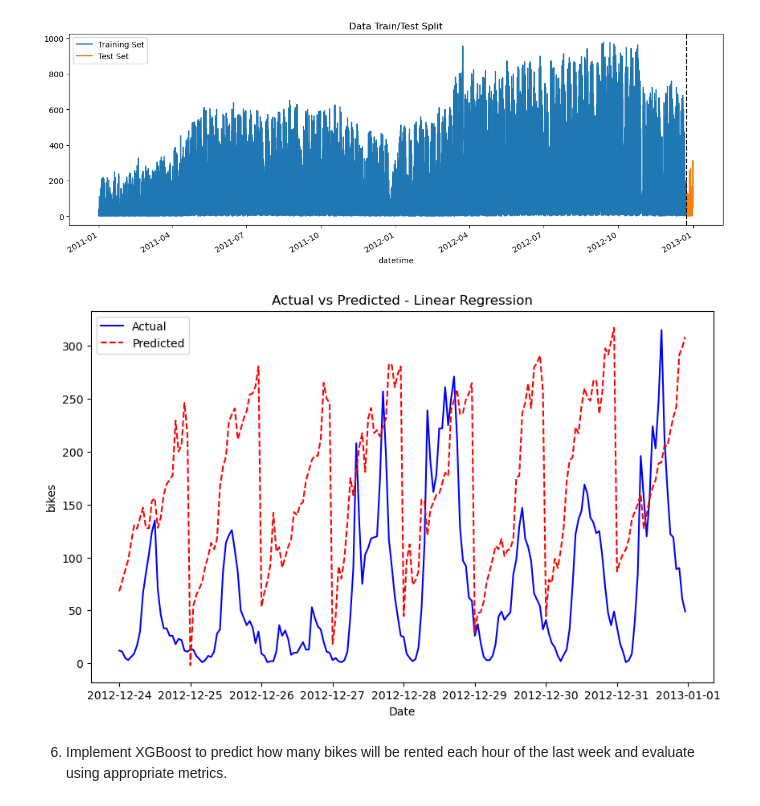
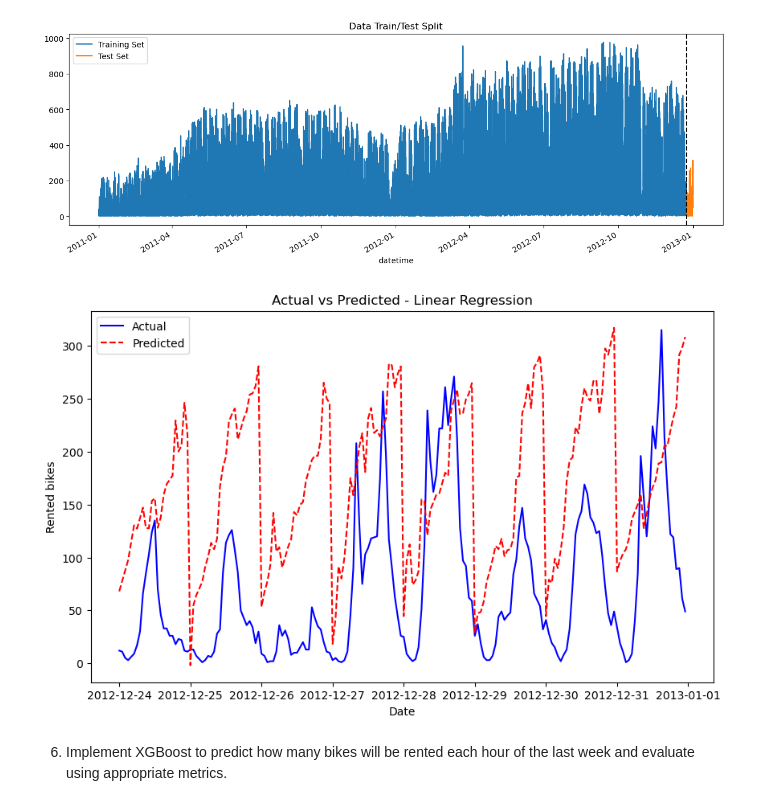
Before and after one commit to MarLaslo/DataScienceRUC, a Jupyter notebook: E5 - Time series.ipynb, the cells around one changed output. Saved outputs shown, nothing was run; the diff lists cells and outputs as text; code cells hidden in the pictures.

```diff
--- a/E5 - Time series.ipynb
+++ b/E5 - Time series.ipynb
@@ -141,14 +136,14 @@ y_pred_lr = lr.predict(X_test_lr)
 # %%
 plt.figure(figsize=(10, 6))
 plt.plot(y_test_lr.index, y_test_lr, label='Actual', color='blue')
 plt.plot(y_test_lr.index, y_pred_lr, label='Predicted', color='red', linestyle='dashed')
 plt.title('Actual vs Predicted - Linear Regression')
 plt.xlabel('Date')
-plt.ylabel('bikes')
+plt.ylabel('Rented bikes')
 plt.legend()
 plt.show()
 # %% [output]
-[figure, old version]
+[figure, new version]
 # %% [markdown]
 6. Implement XGBoost to predict how many bikes will be rented each hour of the last week and evaluate using appropriate metrics.
 # %%
```
Also changed, not shown: parts of 12 cells of this notebook.
